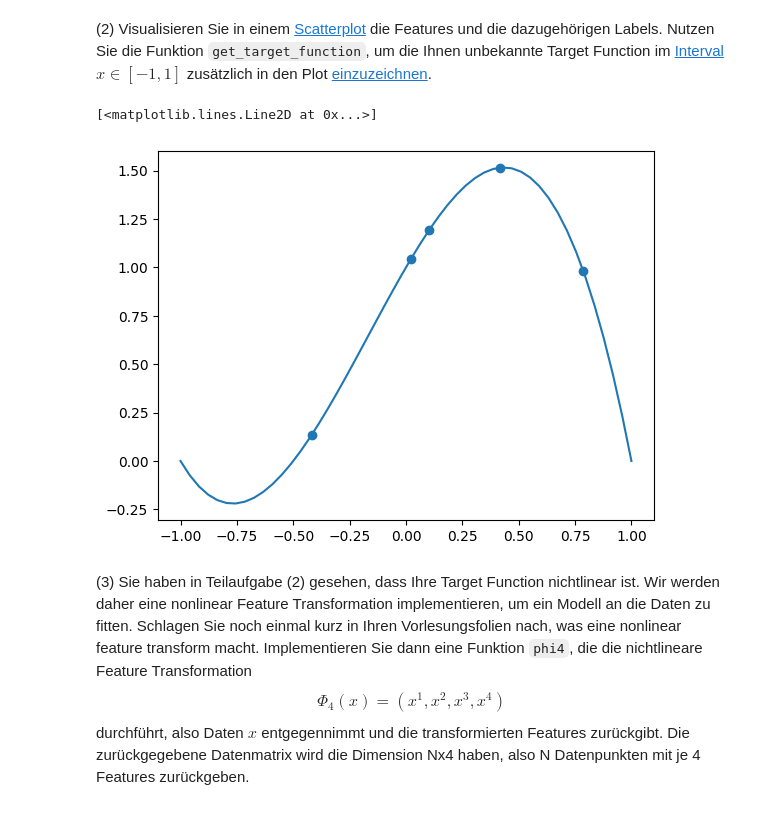
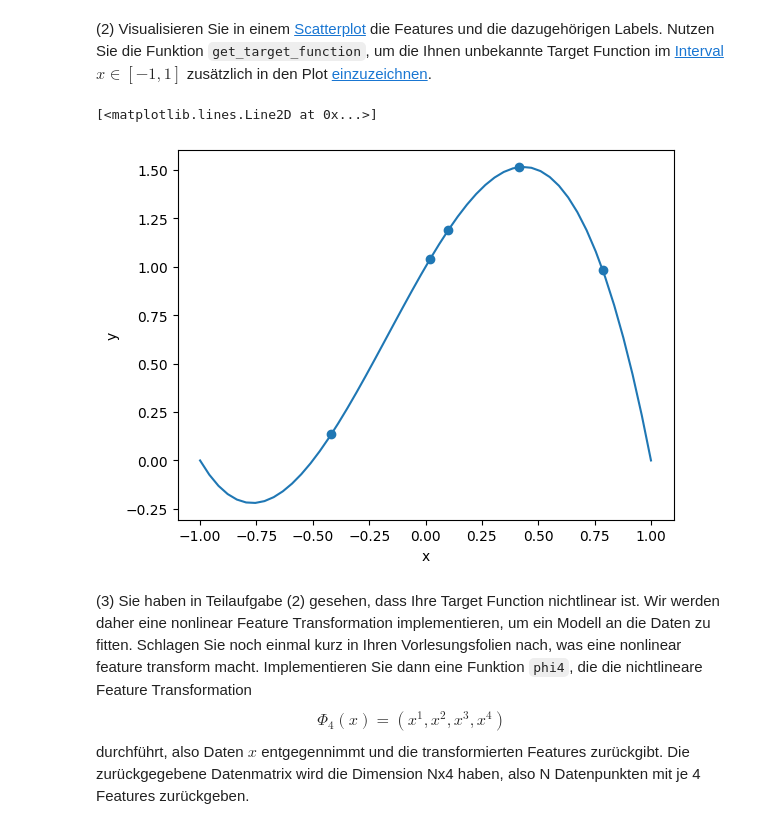
Before and after one commit to Emanuel162/MachineLearning, a Jupyter notebook: UebungenML/SJNM-3.ipynb, the cells around one changed output. Drawn from its saved outputs; the diff is of its cells as text; code cells hidden in the pictures.

```diff
--- a/UebungenML/SJNM-3.ipynb
+++ b/UebungenML/SJNM-3.ipynb
@@ -51,10 +51,12 @@ X_3_1, y_3_1 = get_data()
 # %%
 plt.scatter(X_3_1,y_3_1)
 intervall=np.linspace(-1,1)
 f=get_target_function();
+plt.xlabel("x")
+plt.ylabel("y")
 plt.plot(intervall,f(intervall))
 # %% [output]
 [<matplotlib.lines.Line2D at 0x...>]
-[figure, old version]
+[figure, new version]
 # %% [markdown]
 (3) Sie haben in Teilaufgabe (2) gesehen, dass Ihre Target Function nichtlinear ist. Wir werden daher eine nonlinear Feature Transformation implementieren, um ein Modell an die Daten zu fitten. Schlagen Sie noch einmal kurz in Ihren Vorlesungsfolien nach, was eine nonlinear feature transform macht. Implementieren Sie dann eine Funktion `phi4`, die die nichtlineare Feature Transformation $$\Phi_4(x) = (x^1, x^2, x^3, x^4)$$ durchführt, also Daten $x$ entgegennimmt und die transformierten Features zurückgibt. Die zurückgegebene Datenmatrix wird die Dimension Nx4 haben, also N Datenpunkten mit je 4 Features zurückgeben.
```
Also changed, not shown: parts of 1 cell of this notebook.
